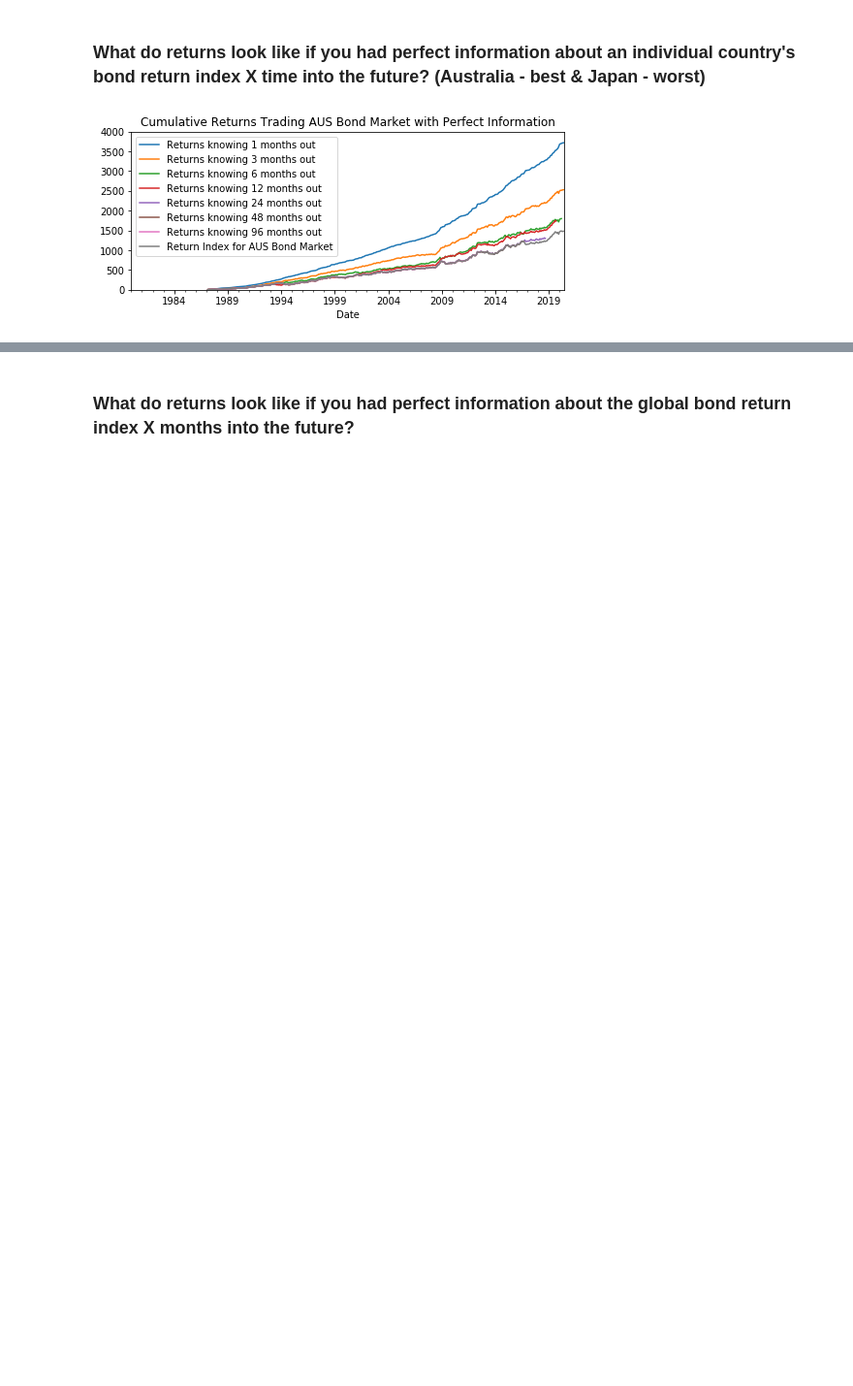
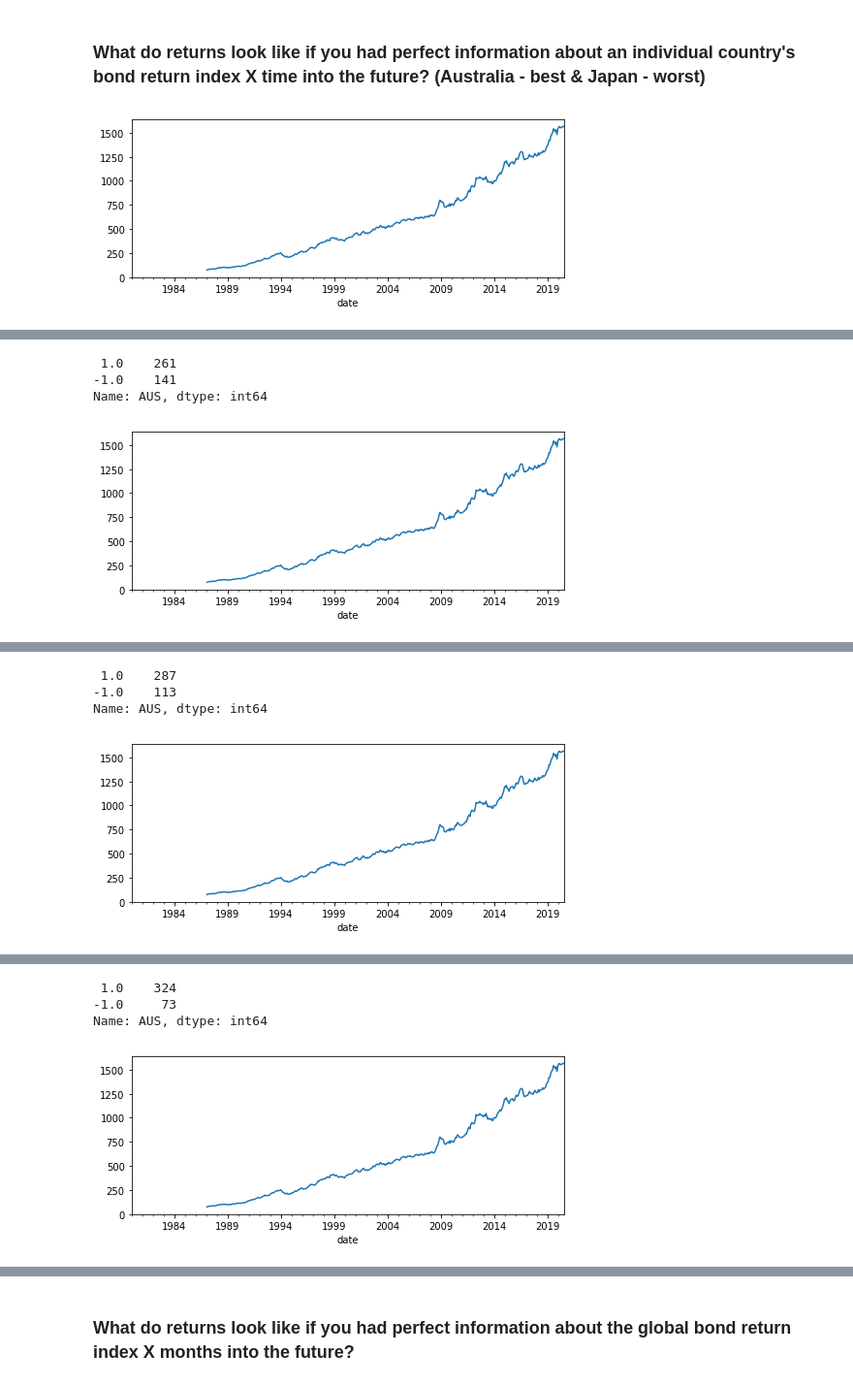
Before and after one commit to Mike-Huntress/Internship2020, a Jupyter notebook: SampleSignal/Official Project.ipynb, the cells around one changed output, grey strips where cells are left out. Shown at 97% size. Drawn from its saved outputs; the diff is of its cells as text; code cells hidden in the pictures; blank space fills up the shorter version.

Commit message:
saving progress on relative trading right before bug fix

```diff
--- a/SampleSignal/Official Project.ipynb
+++ b/SampleSignal/Official Project.ipynb
@@ -429,9 +433,17 @@ GlobalBondReturnsMonthly = BondReturnIndexMonthly.mean(axis=1)
 
 # Creates signal of perfect trades if you know the return `periods` periods into the future with certainty
 def perfectTrades(periods, returnIndex):
+
+    # BUG: NEED TO ACCOUNT FOR THE FACT THAT NUMBERS ARE NEGATIVE SO PERCENT CHANGE DOWN IS POSITIVE!!!!!
+
+    returnIndex.plot()
+    plt.show()
     PerfectTrades = returnIndex.pct_change(periods)
     PerfectTrades /= PerfectTrades.abs()
+    PerfectTrades.plot()
+    plt.show()
     PerfectTrades = PerfectTrades.shift(-periods)
+    print(PerfectTrades.value_counts())
     return PerfectTrades
 
 # Creates signal of biased approximately perfect trades if you know the return `periods` periods into the future
@@ -468,7 +480,7 @@ def cumBiasedApproxPerfectReturns(monthList, returnIndex, p, q):
 #        returnIndex: return index to trade
 #        p: probability that knowledge about future is correct
 # Output: graph of cumulative returns for each perfect trading scenario
-def plotCumBiasedApproxPerfectReturns(monthList, returnIndex, p, q, title, returnIndexName='Global Bond Market', ylim=2000):
+def plotCumBiasedApproxPerfectReturns(monthList, returnIndex, p, q, title, returnIndexName='Global Bond Market', ymin=0, ymax=2000):
     legend = []
     CumBiasedApproxPerfectReturns = cumBiasedApproxPerfectReturns(monthList, returnIndex, p, q)
     for months in CumBiasedApproxPerfectReturns:
@@ -481,7 +493,7 @@ def plotCumBiasedApproxPerfectReturns(monthList, returnIndex, p, q, title, retur
 
     plt.legend(legend)
     plt.xlim('1980-01','2020-06')
-    plt.ylim(0,ylim)
+    plt.ylim(ymin,ymax)
     plt.xlabel('Date')
     plt.title(title)
     plt.show()
@@ -492,18 +504,27 @@ def cumApproxPerfectReturns(monthList, returnIndex, p):
 def cumPerfectReturns(monthList, returnIndex):
     return cumBiasedApproxPerfectReturns(monthList, returnIndex, 1, 1)
 
-def plotCumApproxPerfectReturns(monthList, returnIndex, p, title, returnIndexName='Global Bond Market', ylim=2000):
-    return plotCumBiasedApproxPerfectReturns(monthList, returnIndex, p, p, title, returnIndexName, ylim)
+def plotCumApproxPerfectReturns(monthList, returnIndex, p, title, returnIndexName='Global Bond Market', ymin=0, ymax=2000):
+    return plotCumBiasedApproxPerfectReturns(monthList, returnIndex, p, p, title, returnIndexName, ymin, ymax)
 
-def plotCumPerfectReturns(monthList, returnIndex, title, returnIndexName='Global Bond Market', ylim=2000):
-    return plotCumBiasedApproxPerfectReturns(monthList, returnIndex, 1, 1, title, returnIndexName, ylim)
+def plotCumPerfectReturns(monthList, returnIndex, title, returnIndexName='Global Bond Market', ymin=0, ymax=2000):
+    return plotCumBiasedApproxPerfectReturns(monthList, returnIndex, 1, 1, title, returnIndexName, ymin, ymax)
+
+# List of months out for futue visualizations
+MonthList = [1, 3, 6, 12, 24, 48]
 # %%
 # Smaller visualizations (going to have a lot coming up!)
 plt.rcParams['figure.figsize'] = [8, 3]
 # %% [markdown]
 ### What do returns look like if you had perfect information about an individual country's bond return index X time into the future? (Australia - best & Japan - worst)
 # %%
-plotCumPerfectReturns([1, 3, 6, 12, 24, 48, 96], BondReturnIndexMonthly['AUS'], 'Cumulative Returns Trading AUS Bond Market with Perfect Information', 'AUS Bond Market', 4000)
-plotCumPerfectReturns([1, 3, 6, 12, 24, 48, 96], BondReturnIndexMonthly['JPN'], 'Cumulative Returns Trading JPN Bond Market with Perfect Information', 'JPN Bond Market', 1000)
+plotCumPerfectReturns(MonthList, BondReturnIndexMonthly['AUS'],
+                      'Cumulative Returns Trading AUS Bond Market with Perfect Information',
+                      'AUS Bond Market',
+                      0, 4000)
+plotCumPerfectReturns(MonthList, BondReturnIndexMonthly['JPN'],
+                      'Cumulative Returns Trading JPN Bond Market with Perfect Information',
+                      'JPN Bond Market',
+                      0, 1000)
 # %% [output]
-[figure, old version]
+[figure, new version]
@@ -510,0 +532,4 @@ plotCumPerfectReturns([1, 3, 6, 12, 24, 48, 96], BondReturnIndexMonthly['JPN'],
+ 1.0    261
+-1.0    141
+Name: AUS, dtype: int64
+[figure, added]
@@ -510,0 +537,4 @@ plotCumPerfectReturns([1, 3, 6, 12, 24, 48, 96], BondReturnIndexMonthly['JPN'],
+ 1.0    287
+-1.0    113
+Name: AUS, dtype: int64
+[figure, added]
@@ -510,0 +542,4 @@ plotCumPerfectReturns([1, 3, 6, 12, 24, 48, 96], BondReturnIndexMonthly['JPN'],
+ 1.0    324
+-1.0     73
+Name: AUS, dtype: int64
+[figure, added]
```
Also changed, not shown: parts of 16 cells of this notebook.
